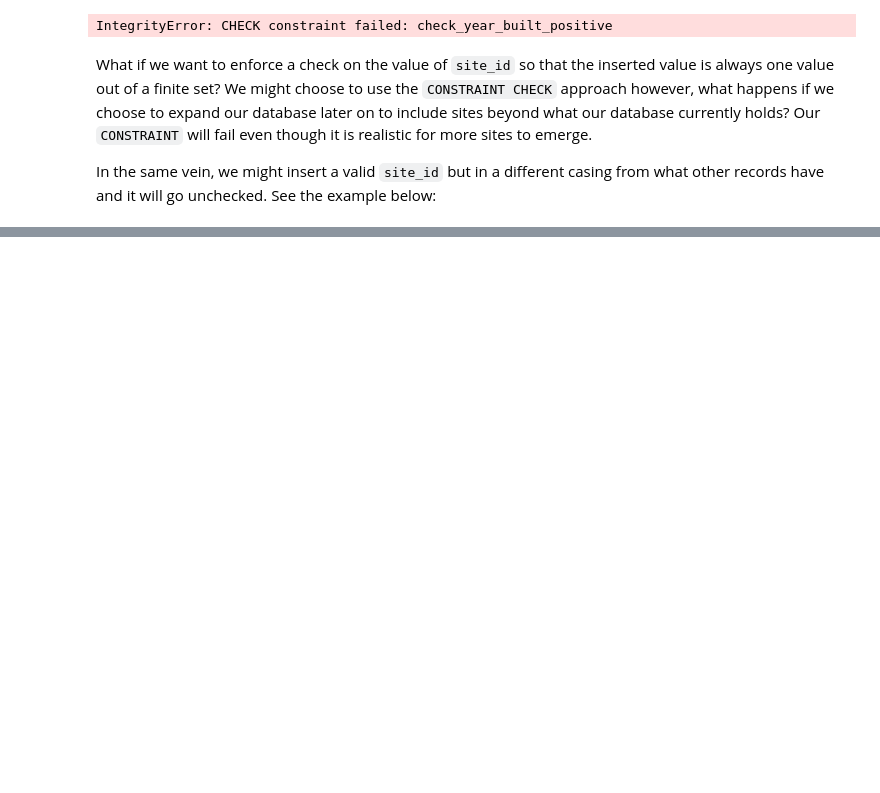
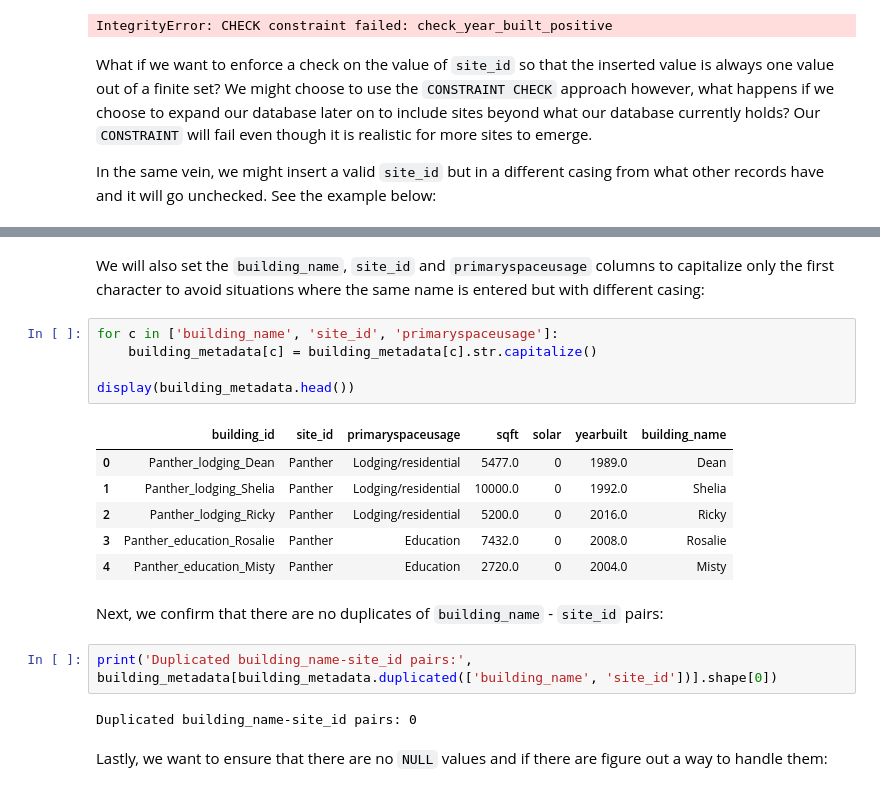
Before and after one commit to intelligent-environments-lab/occupant_centric_grid_interactive_buildings_course, a Jupyter notebook: src/notebooks/tutorials/sqlite_relational_database.ipynb, the cells around one changed output, grey strips where cells are left out. Saved outputs shown, nothing was run; the diff lists cells and outputs as text; blank space fills up the shorter version.

```diff
--- a/src/notebooks/tutorials/sqlite_relational_database.ipynb
+++ b/src/notebooks/tutorials/sqlite_relational_database.ipynb
@@ -831,0 +1131,22 @@ building_metadata table:
+# %% [markdown]
+We will also set the `building_name`, `site_id` and `primaryspaceusage` columns to capitalize only the first character to avoid situations where the same name is entered but with different casing:
+# %%
+for c in ['building_name', 'site_id', 'primaryspaceusage']:
+    building_metadata[c] = building_metadata[c].str.capitalize()
+
+display(building_metadata.head())
+# %% [output]
+|  | building_id | site_id | primaryspaceusage | sqft | solar | yearbuilt | building_name |
+| 0 | Panther_lodging_Dean | Panther | Lodging/residential | 5477.0 | 0 | 1989.0 | Dean |
+| 1 | Panther_lodging_Shelia | Panther | Lodging/residential | 10000.0 | 0 | 1992.0 | Shelia |
+| 2 | Panther_lodging_Ricky | Panther | Lodging/residential | 5200.0 | 0 | 2016.0 | Ricky |
+| 3 | Panther_education_Rosalie | Panther | Education | 7432.0 | 0 | 2008.0 | Rosalie |
+| 4 | Panther_education_Misty | Panther | Education | 2720.0 | 0 | 2004.0 | Misty |
+# %% [markdown]
+Next, we confirm that there are no duplicates of `building_name` - `site_id` pairs:
+# %%
+print('Duplicated building_name-site_id pairs:', building_metadata[building_metadata.duplicated(['building_name', 'site_id'])].shape[0])
+# %% [output]
+Duplicated building_name-site_id pairs: 0
+# %% [markdown]
+Lastly, we want to ensure that there are no `NULL` values and if there are figure out a way to handle them:
```
Also changed, not shown: parts of 86 cells of this notebook.
